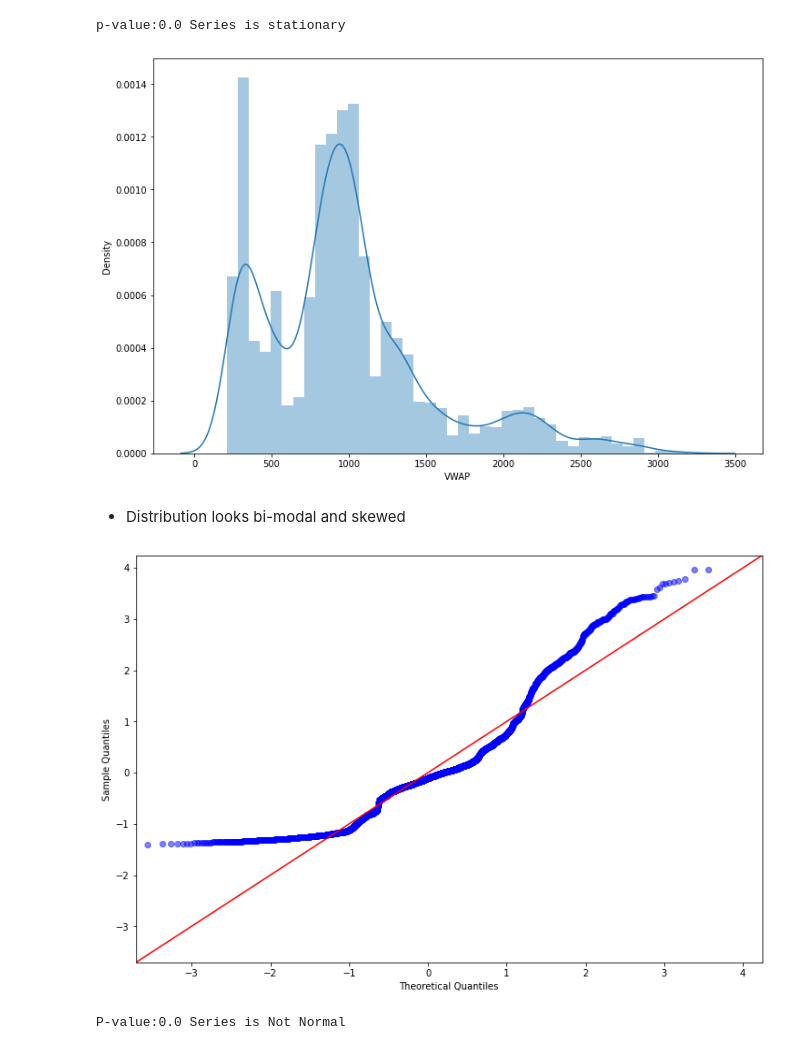
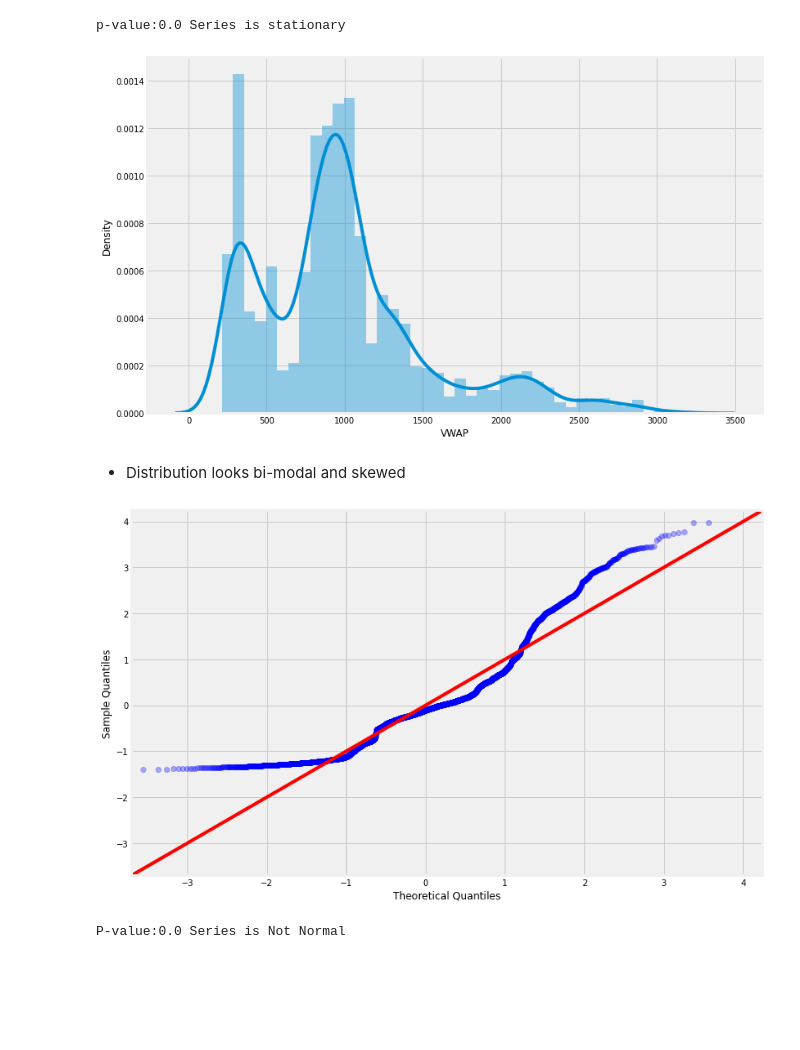
Before and after one commit to kartikbatra056/AllAboutTimeSeries, a Jupyter notebook: EDA and ARIMA.ipynb, the cells around one changed output. Cells and saved outputs as stored; diff of their text form; code cells hidden in the pictures; blank space fills up the shorter version.

```diff
--- a/EDA and ARIMA.ipynb
+++ b/EDA and ARIMA.ipynb
@@ -70,6 +71,8 @@ from statsmodels.tsa.stattools import adfuller
 import statsmodels.api as sm
 from scipy.stats import jarque_bera as jb
 from scipy.stats import boxcox
+from statsmodels.tsa.statespace.sarimax import SARIMAX
+plt.style.use('fivethirtyeight')
 warnings.filterwarnings('ignore')
 # %% [markdown]
 # Exploratory Data analysis
@@ -381,7 +384,7 @@ TripleExpSmoothPlot(train_df['VWAP'],test_df['VWAP'],period=30,season='mul',tren
 # %% [markdown]
 # Time Series with ARIMA
 # %%
+plt.figure(figsize=(12,8))
 decompose=seasonal_decompose(df['VWAP'].resample('MS').mean().diff(1).dropna())
 decompose.plot();
-plt.rcParams['figure.figsize'] = (12, 8);
 # %% [output]
@@ -424,13 +428,13 @@ p-value:0.0 Series is stationary
 # %%
 sns.distplot(df['VWAP']);
 # %% [output]
-[figure, old version]
+[figure, new version]
 # %% [markdown]
 * Distribution looks bi-modal and skewed
 # %%
-sm.qqplot(df['VWAP'], fit=True, line='45', alpha=0.5);
+sm.qqplot(df['VWAP'], fit=True, line='45', alpha=0.3);
 # %% [output]
-[figure, old version]
+[figure, new version]
 # %%
 is_norm=jb(df['VWAP'])[1]
 print(f'P-value:{is_norm}','Series is Normal' if is_norm>0.05 else 'Series is Not Normal')
```
Also changed, not shown: parts of 25 cells of this notebook.
